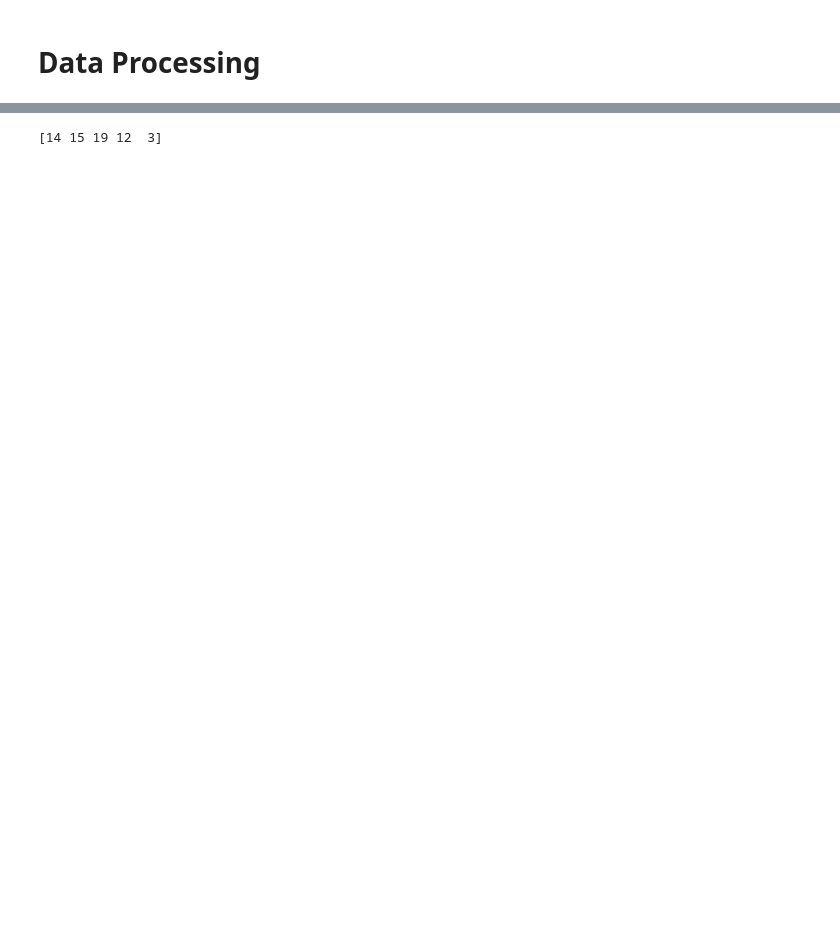
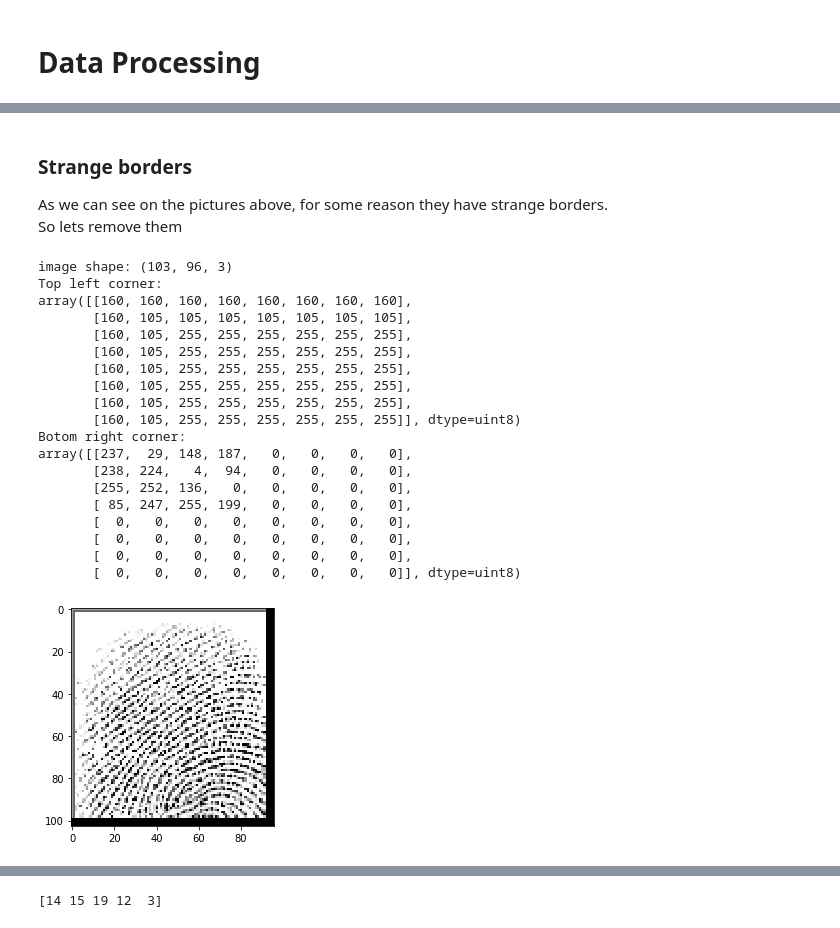
Before and after one commit to Luksalos/BIO-fingerprint-GAN, a Jupyter notebook: fingerprint_BigGAN.ipynb, the cells around one changed output, grey strips where cells are left out. Cells and saved outputs as stored; diff of their text form; code cells hidden in the pictures; blank space fills up the shorter version.

```diff
--- a/fingerprint_BigGAN.ipynb
+++ b/fingerprint_BigGAN.ipynb
@@ -157,0 +191,33 @@ all_images = np.array(all_images)
+# %% [markdown]
+### Strange borders
+As we can see on the pictures above, for some reason they have strange borders.
+So lets remove them
+# %%
+first_img = cv2.imread(full_paths[0])
+plt.imshow(first_img)
+print(f'image shape: {first_img.shape}')
+print("Top left corner:")
+pprint.pprint(first_img[:8,:8,1])
+print("Botom right corner:")
+pprint.pprint(first_img[95:103,88:96,1])
+# %% [output]
+image shape: (103, 96, 3)
+Top left corner:
+array([[160, 160, 160, 160, 160, 160, 160, 160],
+       [160, 105, 105, 105, 105, 105, 105, 105],
+       [160, 105, 255, 255, 255, 255, 255, 255],
+       [160, 105, 255, 255, 255, 255, 255, 255],
+       [160, 105, 255, 255, 255, 255, 255, 255],
+       [160, 105, 255, 255, 255, 255, 255, 255],
+       [160, 105, 255, 255, 255, 255, 255, 255],
+       [160, 105, 255, 255, 255, 255, 255, 255]], dtype=uint8)
+Botom right corner:
+array([[237,  29, 148, 187,   0,   0,   0,   0],
+       [238, 224,   4,  94,   0,   0,   0,   0],
+       [255, 252, 136,   0,   0,   0,   0,   0],
+       [ 85, 247, 255, 199,   0,   0,   0,   0],
+       [  0,   0,   0,   0,   0,   0,   0,   0],
+       [  0,   0,   0,   0,   0,   0,   0,   0],
+       [  0,   0,   0,   0,   0,   0,   0,   0],
+       [  0,   0,   0,   0,   0,   0,   0,   0]], dtype=uint8)
+[figure, added]
```
Also changed, not shown: parts of 23 cells of this notebook.
